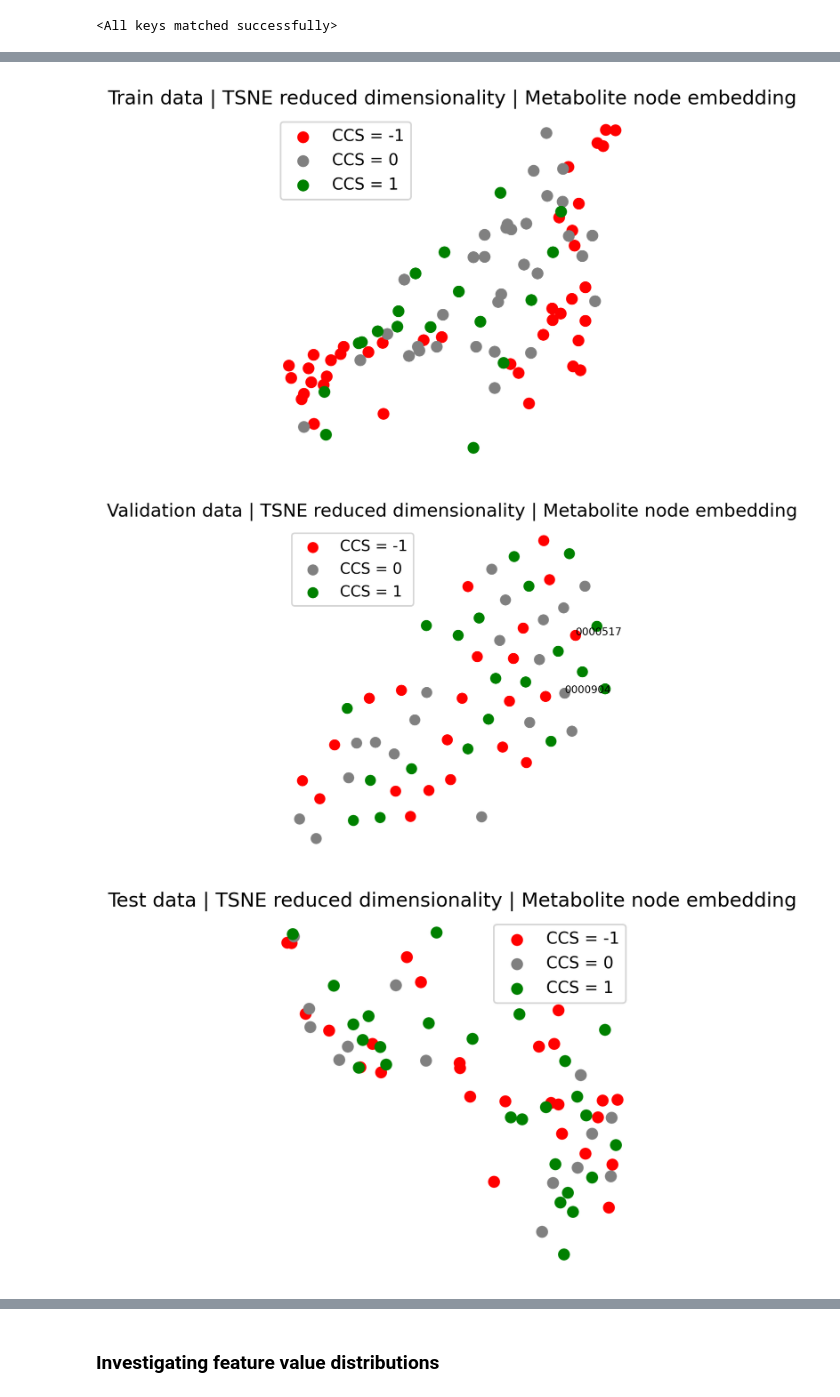
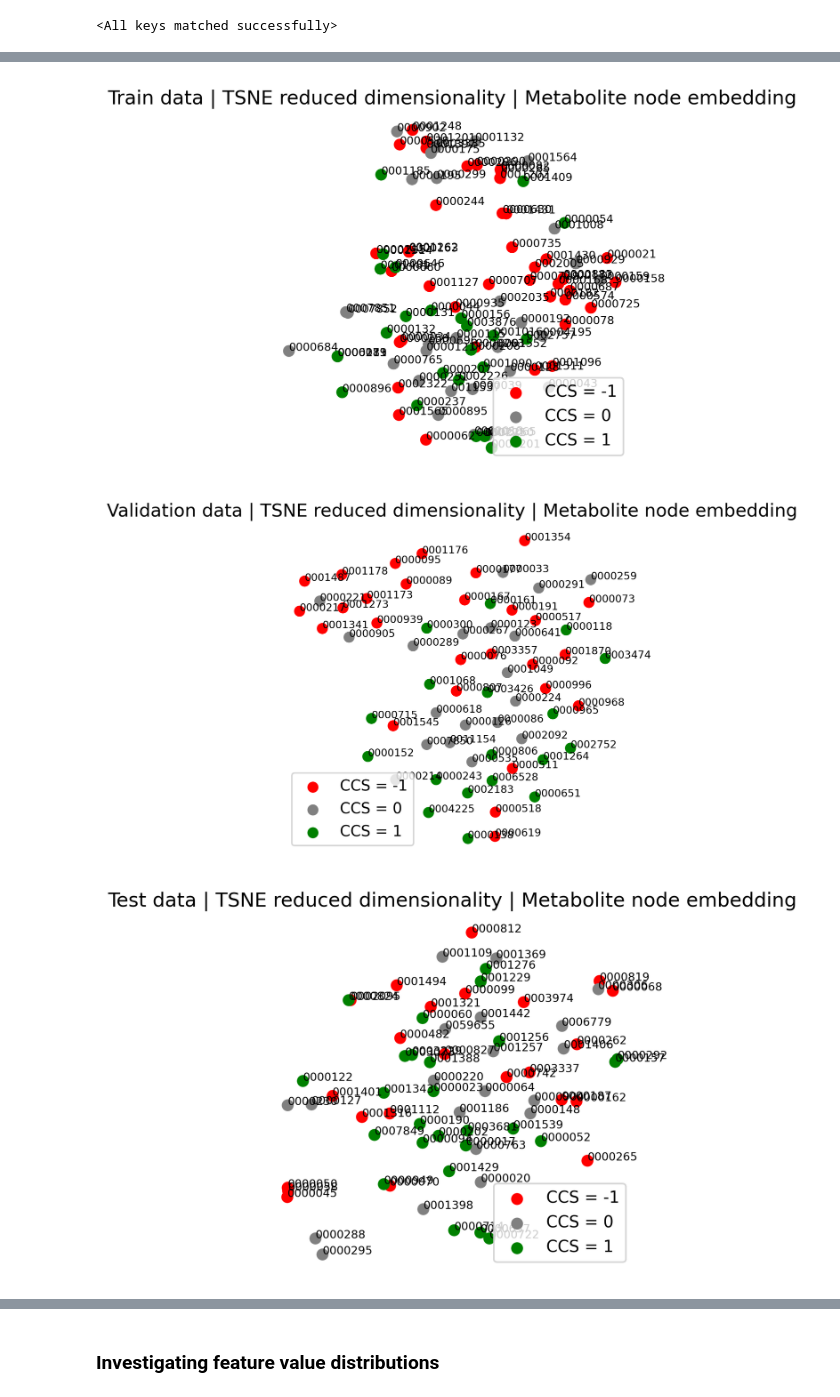
Before and after one commit to nmvdlei/PPMI_MAGNN, a Jupyter notebook: Inspect_model.ipynb, the cells around one changed output, grey strips where cells are left out. Cells and saved outputs as stored; diff of their text form; code cells hidden in the pictures.

```diff
--- a/Inspect_model.ipynb
+++ b/Inspect_model.ipynb
@@ -18,11 +19,8 @@ device = torch.device('cuda:0' if torch.cuda.is_available() else 'cpu')
-# %%
-dataloader_file = du.get_file_path(data_dir, 'class based structure', 'dataloaders', 'dataloader.p')
-dataloader = du.read_from_pickle(dataloader_file)
-CCS = dataloader.y
 # %%
 adjlists, edge_metapath_indices_list, features_list, adjM, type_mask, labels, train_val_test_idx = load_PPMI_data()
 features_list = [torch.FloatTensor(features).to(device) for features in features_list]
 
+feats_type = 0
 n_metapaths = 2
 etypes_list = [[0, 1, 0], [0, 1, 1, 0]]
 hidden_dim = 64
@@ -34,14 +32,18 @@ batch_size = 8
 neighbor_samples = 100
 rnn_type = 'RotatE0'
 
-in_dims = [features.shape[0] for features in features_list]
-in_dims[0] = features_list[0].shape[1]
-for i in range(1, len(features_list)):
-    dim = features_list[i].shape[0]
-    indices = np.vstack((np.arange(dim), np.arange(dim)))
-    indices = torch.LongTensor(indices)
-    values = torch.FloatTensor(np.ones(dim))
+if feats_type == 0:
+    in_dims = [features.shape[1] for features in features_list]
+if feats_type == 2:
+    in_dims = [features.shape[0] for features in features_list]
+    in_dims[0] = features_list[0].shape[1]
+    for i in range(1, len(features_list)):
+        dim = features_list[i].shape[0]
+        indices = np.vstack((np.arange(dim), np.arange(dim)))
+        indices = torch.LongTensor(indices)
+        values = torch.FloatTensor(np.ones(dim))
     features_list[i] = torch.sparse.FloatTensor(indices, values, torch.Size([dim, dim])).to(device)
+
 
 labels = torch.LongTensor(labels).to(device)
 
@@ -122,47 +130,47 @@ def plot_embedding(embeddings, labels, idx, train_test, method='TSNE', plot_labe
     X_up = embedding_2d[:, 0][metabolite_up_mask][0]
     Y_up = embedding_2d[:, 1][metabolite_up_mask][0]
 
-    plt.figure(figsize=(4,4), dpi=300)
+    fig = plt.figure(figsize=(4,4), dpi=300)
 
     size = 40
 
     plt.scatter(X_down, Y_down, s=size, c='red', label='CCS = -1')
     plt.scatter(X_equal, Y_equal, s=size, c='gray', label='CCS = 0')
     plt.scatter(X_up, Y_up, s=size, c='green', label='CCS = 1')
 
     if plot_labels:
         fontsize='x-small'
         xy_idx_list_down = list(zip(X_down, Y_down, idx[metabolite_down_mask][0]))
         for x, y, i in xy_idx_list_down:
             if len(highlighted)==0 or (len(highlighted) > 0 and CCS.index[i] in highlighted):
                 plt.text(x, y, CCS.index[i][4:], fontsize=fontsize)
 
         xy_idx_list_equal = list(zip(X_equal, Y_equal, idx[metabolite_equal_mask][0]))
         for x, y, i in xy_idx_list_equal:
             if len(highlighted)==0 or (len(highlighted) > 0 and CCS.index[i] in highlighted):
                 plt.text(x, y, CCS.index[i][4:], fontsize=fontsize)
 
         xy_idx_list_up = list(zip(X_up, Y_up, idx[metabolite_up_mask][0]))
         for x, y, i in xy_idx_list_up:
             if len(highlighted)==0 or (len(highlighted) > 0 and CCS.index[i] in highlighted):
                 plt.text(x, y, CCS.index[i][4:], fontsize=fontsize)
 
     plt.legend()
 
     plt.title(f'{train_test} data | {method} reduced dimensionality | Metabolite node embedding')
     plt.axis('off')
     plt.show()
     return embedding_2d, metabolite_down_mask, idx
 
-highlighted = ['HMDB0000517', 'HMDB0000904']
-# highlighted=[]
+# highlighted = ['HMDB0000517', 'HMDB0000904']
+highlighted=[]
 
-res = plot_embedding(train_embeddings, labels, train_idx, 'Train', method='TSNE', plot_labels=True, CCS=CCS, highlighted=highlighted)
-res = plot_embedding(val_embeddings, labels, val_idx, 'Validation', method='TSNE', plot_labels=True, CCS=CCS, highlighted=highlighted)
-res = plot_embedding(test_embeddings, labels, test_idx, 'Test', method='TSNE', plot_labels=True, CCS=CCS, highlighted=highlighted)
+res = plot_embedding(train_embeddings, labels, train_idx, 'Train', method='TSNE', plot_labels=True, CCS=dataloader.y, highlighted=highlighted)
+res = plot_embedding(val_embeddings, labels, val_idx, 'Validation', method='TSNE', plot_labels=True, CCS=dataloader.y, highlighted=highlighted)
+res = plot_embedding(test_embeddings, labels, test_idx, 'Test', method='TSNE', plot_labels=True, CCS=dataloader.y, highlighted=highlighted)
 # %% [output]
-[figure, old version]
+[figure, new version]
-[figure, old version]
+[figure, new version]
-[figure, old version]
+[figure, new version]
 # %%
 all_embeddings = torch.cat((train_embeddings, val_embeddings, test_embeddings))
```
Also changed, not shown: parts of 7 cells of this notebook.
